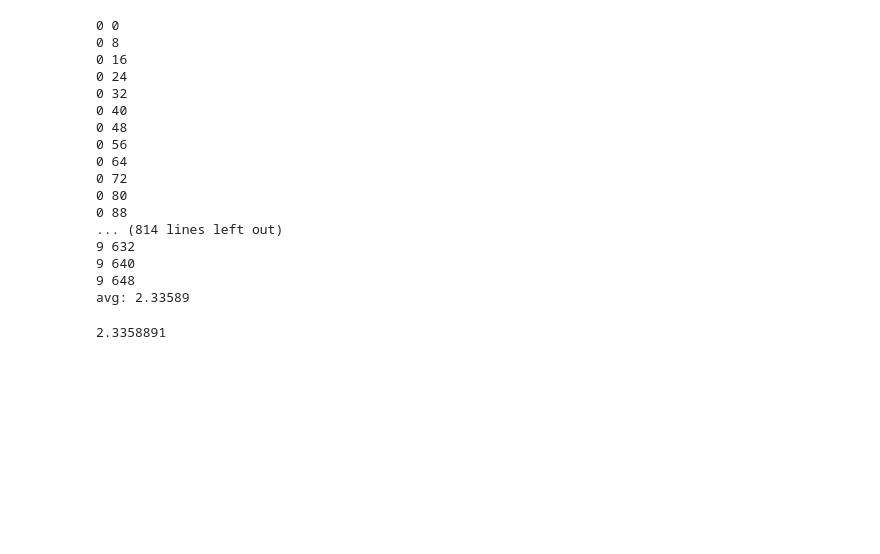
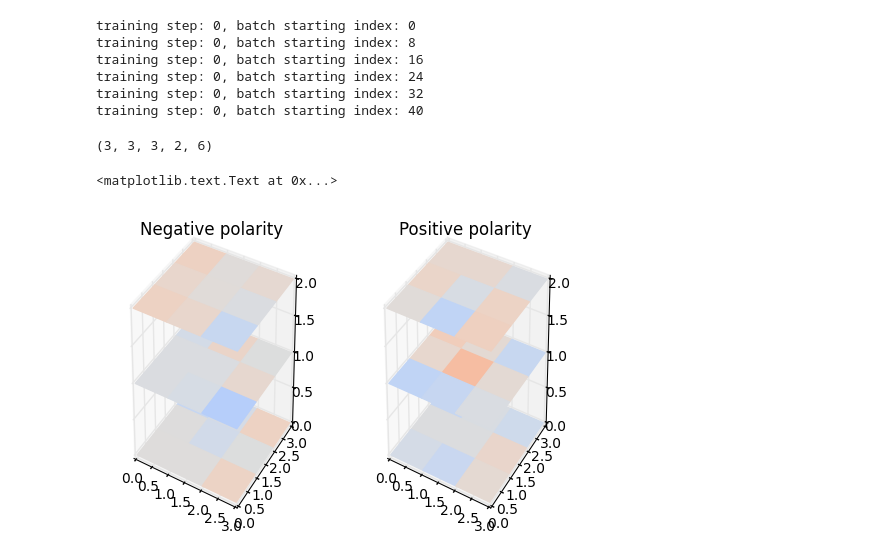
Before and after one commit to rdeits/event-camera-nets, a Jupyter notebook: basic_event_regression.ipynb, the cells around one changed output. Cells and saved outputs as stored; diff of their text form; code cells hidden in the pictures; blank space fills up the shorter version.

Commit message:
add visualization of weights

```diff
--- a/basic_event_regression.ipynb
+++ b/basic_event_regression.ipynb
@@ -29,6 +36,8 @@ def n_outputs(layer):
     for d in layer.get_shape()[2:]:
         out *= d.value
     return out
+# %%
+WeightBias = namedtuple("WeightBias", ["weights", "bias"])
 # %%
 input_tensor = tf.placeholder(tf.float32, [None,
                                            N_EVENT_COLS,
@@ -69,9 +88,11 @@ TRAINING_STEPS = 10
 sess = tf.Session()
 sess.run(init)
 
+os.makedirs("models", exist_ok=True)
+
 for step in range(TRAINING_STEPS):
     for i in range(0, source.num_training - BATCH_SIZE, BATCH_SIZE):
-        print(step, i)
+        print("training step: {:d}, batch starting index: {:d}".format(step, i))
         events = source.training()["events"][i:(i+BATCH_SIZE),:,...,:]
         labels = source.training()["labels"][i:(i+BATCH_SIZE),:]
         sess.run(train_optimizer, feed_dict={input_tensor: events,
@@ -83,25 +104,42 @@ for step in range(TRAINING_STEPS):
     avg = sess.run(avg_loss, feed_dict={input_tensor: events_test,
                                         y: labels_test,
                                         dropout_keep_prob: 1.0})
-    print("avg:", avg)
+    print("average loss on test set:", avg)
+    saver.save(sess, "models/model.ckpt")
+    print("model saved")
 avg
 # %% [output]
-0 0
-0 8
-0 16
-0 24
-0 32
-0 40
-0 48
-0 56
-0 64
-0 72
-0 80
-0 88
-... (814 lines left out)
-9 632
-9 640
-9 648
-avg: 2.33589
+training step: 0, batch starting index: 0
+training step: 0, batch starting index: 8
+training step: 0, batch starting index: 16
+training step: 0, batch starting index: 24
+training step: 0, batch starting index: 32
+training step: 0, batch starting index: 40
-2.3358891
+# %%
+w = sess.run(weight_vars["conv1"].weights)
+# %%
+w.shape
+# %% [output]
+(3, 3, 3, 2, 6)
+# %%
+def get_color(data):
+    return cm.coolwarm((data + 0.1) / 0.2)
+
+
+def plot_weights_3d(ax, data):
+    for z in range(3):
+        X, Y = np.meshgrid(np.arange(0, 4), np.arange(0, 4))
+        Z = z * np.ones_like(X)
+        ax.plot_surface(X, Y, Z, rstride=1, cstride=1, facecolors=get_color(data[:,:,z]), shade=False)
+
+fig = figure()
+ax = fig.add_subplot(121, projection='3d')
+plot_weights_3d(ax, w[:,:,:,0,2])
+title("Negative polarity")
+ax = fig.add_subplot(122, projection='3d')
+plot_weights_3d(ax, w[:,:,:,1,2])
+title("Positive polarity")
+# %% [output]
+<matplotlib.text.Text at 0x...>
+[figure, added]
 # %%
```
Also changed, not shown: parts of 4 cells of this notebook.
